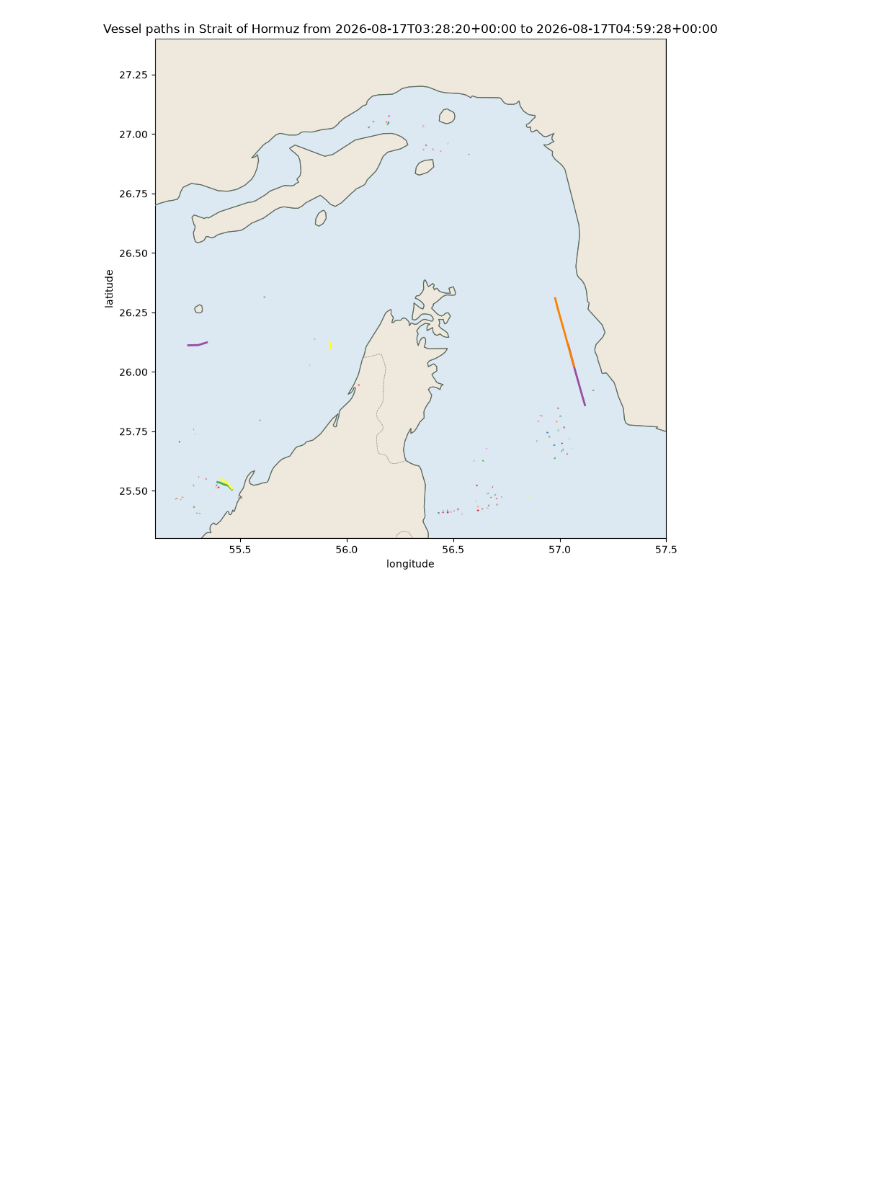
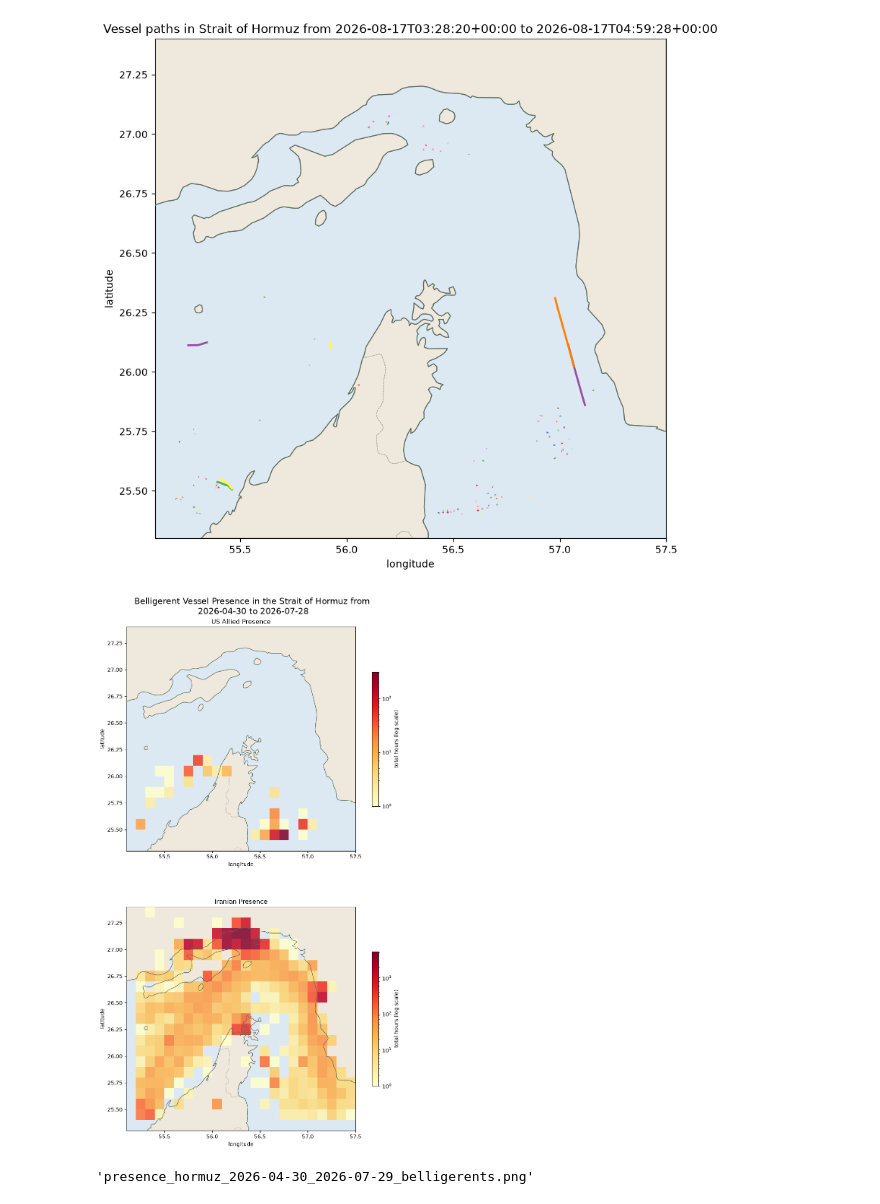
Before and after one commit to nanosnek/strait-of-hormuz-analyzed, a Jupyter notebook: EDA.ipynb, the cells around one changed output. Cells and saved outputs as stored; diff of their text form; code cells hidden in the pictures; blank space fills up the shorter version.

```diff
--- a/EDA.ipynb
+++ b/EDA.ipynb
@@ -243,3 +238,11 @@ mapping.draw_path(csv_paths=csv_paths, region=mapping.regions.STRAIT_OF_HORMUZ,
 wrote paths_Strait_of_Hormuz_2026-08-17T03-28-20+00-00_to_2026-08-17T04-59-28+00-00.png
 'paths_Strait_of_Hormuz_2026-08-17T03-28-20+00-00_to_2026-08-17T04-59-28+00-00.png'
 [figure]
+# %%
+mapping.density_of_beligerents(
+    "presence_hormuz_2026-04-30_2026-07-29.csv",
+    show=True,
+)
+# %% [output]
+[figure, added]
+'presence_hormuz_2026-04-30_2026-07-29_belligerents.png'
```
Also changed, not shown: parts of 13 cells of this notebook, 2 other files.
